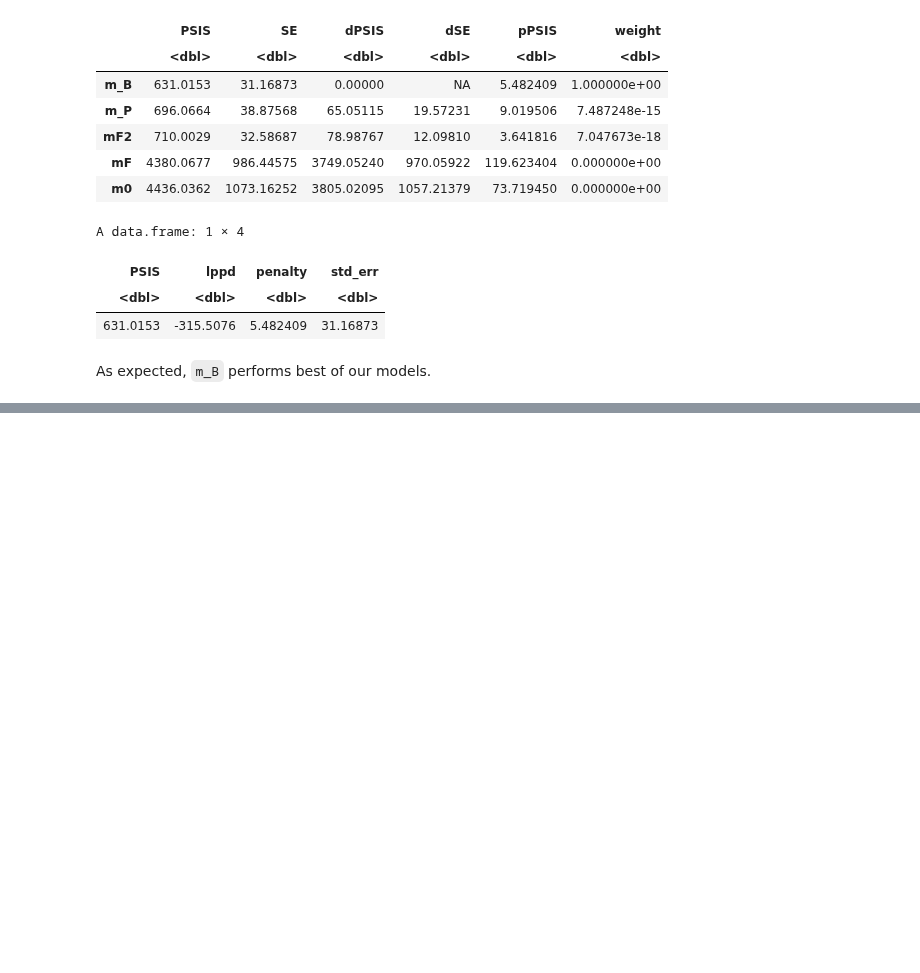
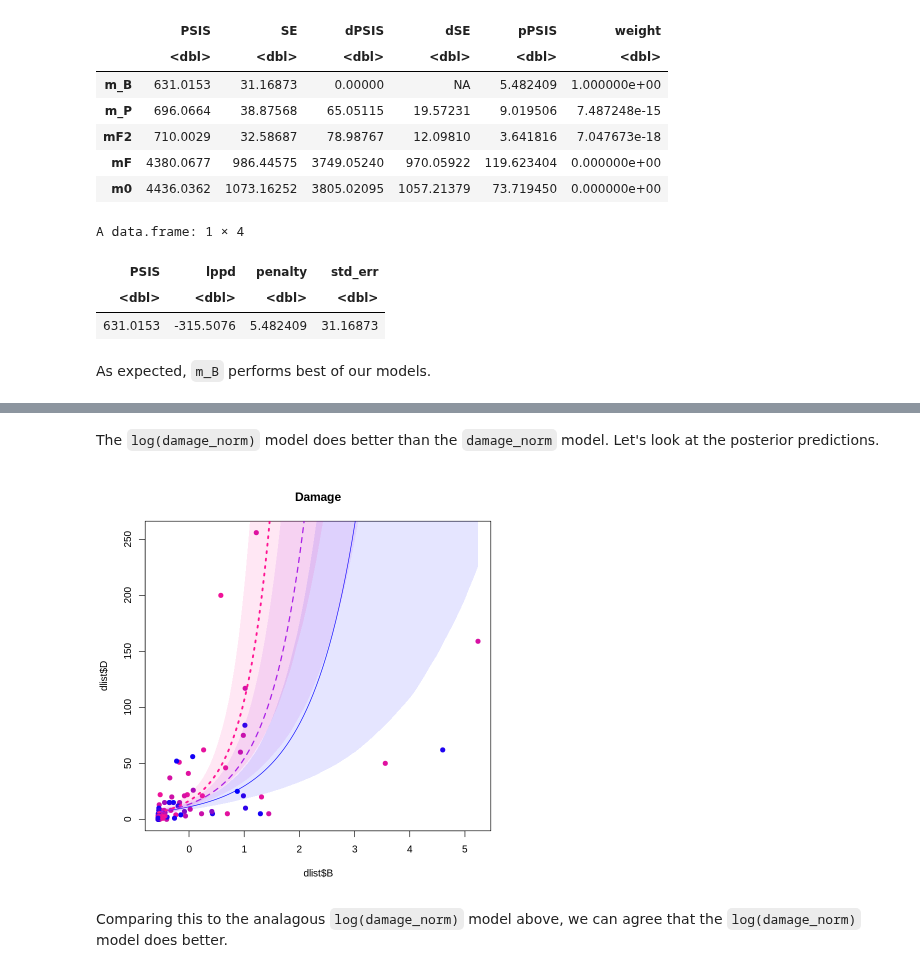
Before and after one commit to nicklausmillican/StatisticalRethinkingIISolutions, a Jupyter notebook: StatisticalRethinkingSolutions2_Ch12.ipynb, the cells around one changed output, grey strips where cells are left out. Drawn from its saved outputs; the diff is of its cells as text; code cells hidden in the pictures; blank space fills up the shorter version.

```diff
--- a/StatisticalRethinkingSolutions2_Ch12.ipynb
+++ b/StatisticalRethinkingSolutions2_Ch12.ipynb
@@ -1090,0 +1110,15 @@ As expected, `m_B` performs best of our models.
+# %%
+m_B2 <- ulam(
+  alist(
+  D ~ dgampois(lambda, scale),
+   log(lambda) <- a + bF*F + bB*B + bFB*F*B,
+      a ~ dnorm(0,1),
+      bF ~ dnorm(0,1),
+      bB ~ dnorm(0,1),
+      bFB ~ dnorm(0,1),
+  scale ~ dexp(1)
+), data=dlist,
+   chains=4,
+   cores=4,
+   iter=1000,
+   log_lik=TRUE)
@@ -1090,0 +1240,36 @@ As expected, `m_B` performs best of our models.
+# %% [markdown]
+The `log(damage_norm)` model does better than the `damage_norm` model.  Let's look at the posterior predictions.
+# %%
+F_cat1 <- 11*(1/3)
+F_cat2 <- 11*(2/3)
+F_cat3 <- 11*(3/3)
+
+B_seq <- seq(from=min(dlist$B), to=max(dlist$B), length.out=100)
+
+B_dat1 <- data.frame(F=F_cat1, B=B_seq)
+B_dat2 <- data.frame(F=F_cat2, B=B_seq)
+B_dat3 <- data.frame(F=F_cat3, B=B_seq)
+lambda_B1 <- link(m_B2, data=B_dat1)
+lambda_B2 <- link(m_B2, data=B_dat2)
+lambda_B3 <- link(m_B2, data=B_dat3)
+mean_B1 <- apply(lambda_B1, 2, mean)
+mean_B2 <- apply(lambda_B2, 2, mean)
+mean_B3 <- apply(lambda_B3, 2, mean)
+PI_B1 <- apply(lambda_B1, 2, PI)
+PI_B2 <- apply(lambda_B2, 2, PI)
+PI_B3 <- apply(lambda_B3, 2, PI)
+# %%
+color_gradient <- colorRampPalette(c("blue", "deeppink"))
+colors <- color_gradient(length(dlist$F))[as.numeric(cut(dlist$F, breaks=length(dlist$F)))]
+
+plot(dlist$D ~ dlist$B, col=colors, pch=19, main="Damage")
+lines(mean_B1 ~ B_seq, lty=1, col="blue", lwd=1)
+shade(PI_B1, B_seq, col=col.alpha("blue", 0.1))
+lines(mean_B2 ~ B_seq, lty=2, col="purple", lwd=2)
+shade(PI_B2, B_seq, col=col.alpha("purple", 0.1))
+lines(mean_B3 ~ B_seq, lty=3, col="deeppink", lwd=3)
+shade(PI_B3, B_seq, col=col.alpha("deeppink", 0.1))
+# %% [output]
+[figure, added]
+# %% [markdown]
+Comparing this to the analagous `log(damage_norm)` model above, we can agree that the `log(damage_norm)` model does better.
```
Also changed, not shown: parts of 10 cells of this notebook.
